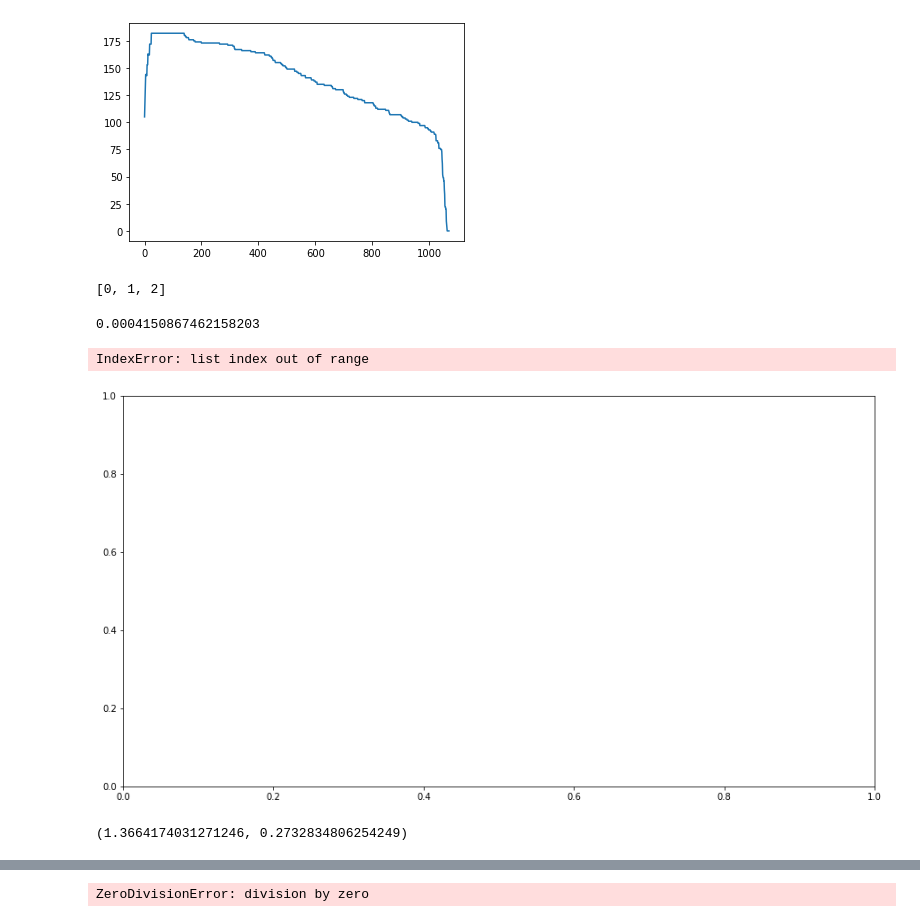
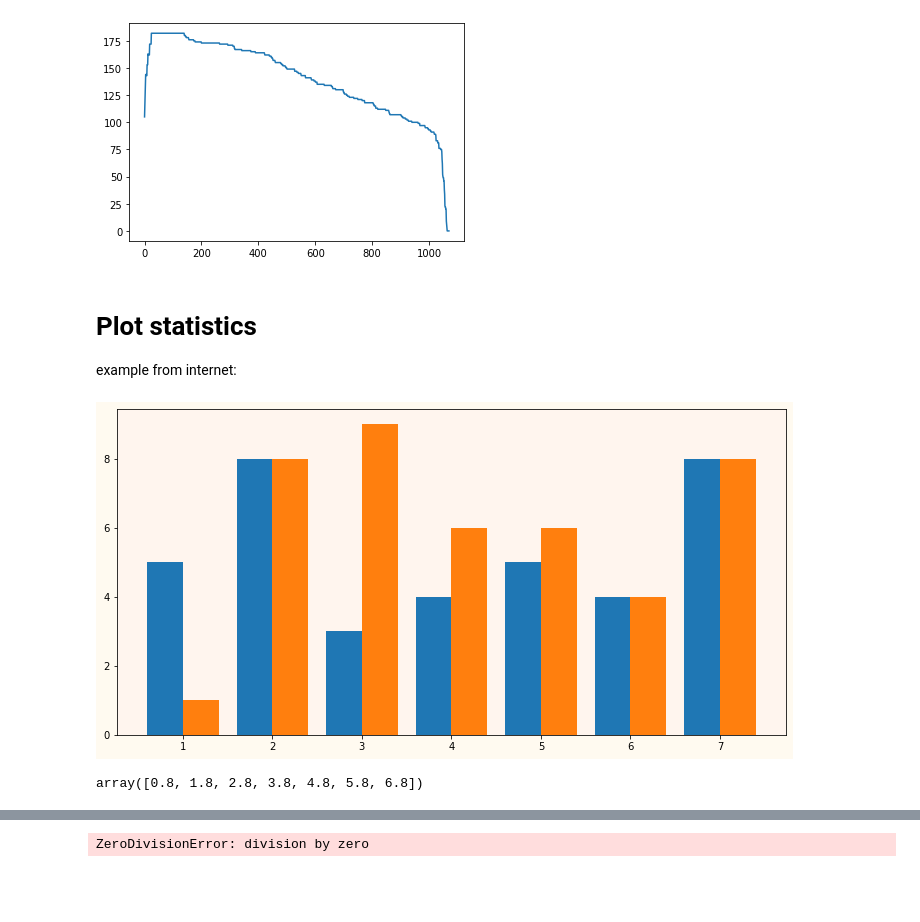
Before and after one commit to amonin7/knapsack_solution, a Jupyter notebook: Visualization.ipynb, the cells around one changed output, grey strips where cells are left out. Drawn from its saved outputs; the diff is of its cells as text; code cells hidden in the pictures; blank space fills up the shorter version.

```diff
--- a/Visualization.ipynb
+++ b/Visualization.ipynb
@@ -129,7 +129,3 @@ plt.plot(list(range(len(s_am))), s_am)
 # %% [output]
 [<matplotlib.lines.Line2D at 0x...>]
 [figure]
-# %%
-list(range(3))
-# %% [output]
-[0, 1, 2]
@@ -138,15 +132,26 @@ import EngineThird
-# %%
-# eng = EngineThird.Engine(proc_amount=20, max_depth=40, arg=10)
-# eng.run()
-
-plot('Trace.csv', 'Communication33.csv', 'Complex balancing algorithm')
-# cnt = count('Trace33.csv', 'Communication33.csv')
-# print(f'Speedup: {cnt[0]}\nEfficiency: {cnt[1]}')
-# %% [output]
-0.0004150867462158203
-IndexError: list index out of range
-[figure, removed]
-# %%
-count('Trace.csv', 'Communication.csv')
-# %% [output]
-(1.3664174031271246, 0.2732834806254249)
+# %% [markdown]
+# Plot statistics
+example from internet:
+# %%
+x1 = np.arange(1, 8) - 0.2
+x2 = np.arange(1, 8) + 0.2
+y1 = np.random.randint(1, 10, size = 7)
+y2 = np.random.randint(1, 10, size = 7)
+
+fig, ax = plt.subplots()
+
+ax.bar(x1, y1, width = 0.4)
+ax.bar(x2, y2, width = 0.4)
+
+ax.set_facecolor('seashell')
+fig.set_figwidth(12)    #  ширина Figure
+fig.set_figheight(6)    #  высота Figure
+fig.set_facecolor('floralwhite')
+
+plt.show()
+# %% [output]
+[figure, added]
+# %%
+x1
+# %% [output]
+array([0.8, 1.8, 2.8, 3.8, 4.8, 5.8, 6.8])
```
Also changed, not shown: parts of 5 cells of this notebook, 1 other file.
